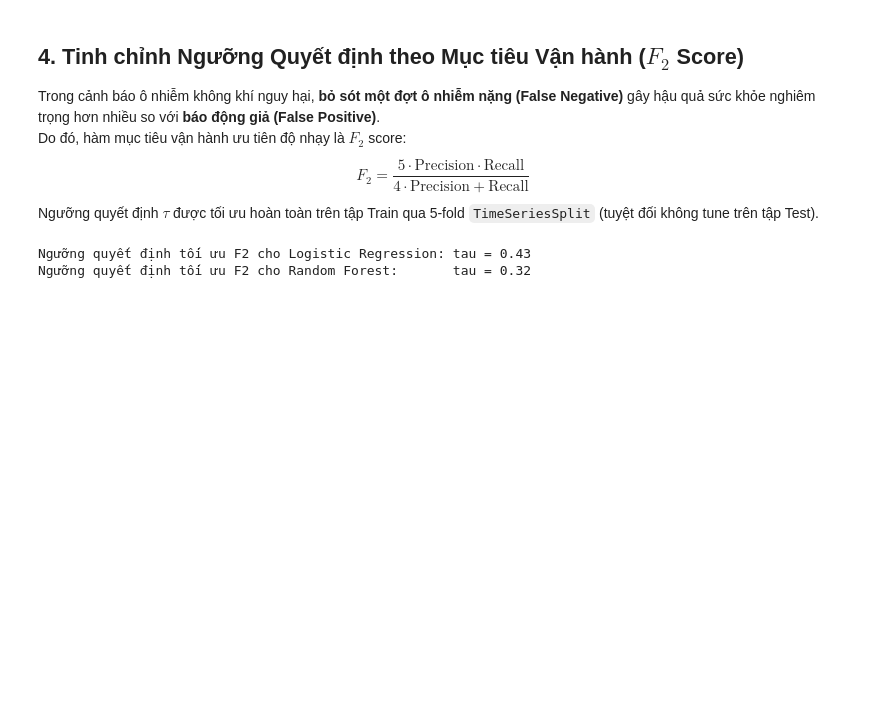
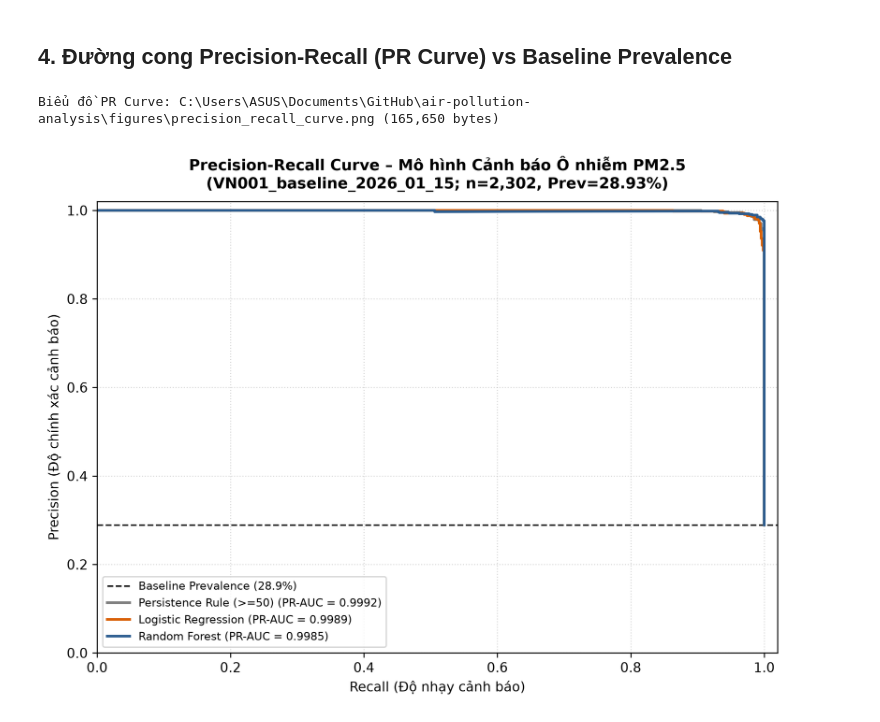
Before and after one commit to doctor-cato/air-pollution-analysis, a Jupyter notebook: notebooks/07_classification_alerts.ipynb, the cells around one changed output. Saved outputs shown, nothing was run; the diff lists cells and outputs as text; code cells hidden in the pictures; blank space fills up the shorter version.

```diff
--- a/notebooks/07_classification_alerts.ipynb
+++ b/notebooks/07_classification_alerts.ipynb
@@ -172,21 +164,10 @@ print("Đã hoàn thành huấn luyện 3 mô hình trên tập Train.")
 # %% [markdown]
-## 4. Tinh chỉnh Ngưỡng Quyết định theo Mục tiêu Vận hành ($F_2$ Score)
-
-Trong cảnh báo ô nhiễm không khí nguy hại, **bỏ sót một đợt ô nhiễm nặng (False Negative)** gây hậu quả sức khỏe nghiêm trọng hơn nhiều so với **báo động giả (False Positive)**.<br>
-Do đó, hàm mục tiêu vận hành ưu tiên độ nhạy là $F_2$ score:
-$$ F_2 = \frac{5 \cdot \text{Precision} \cdot \text{Recall}}{4 \cdot \text{Precision} + \text{Recall}} $$
-Ngưỡng quyết định $\tau$ được tối ưu hoàn toàn trên tập Train qua 5-fold `TimeSeriesSplit` (tuyệt đối không tune trên tập Test).
+## 4. Đường cong Precision-Recall (PR Curve) vs Baseline Prevalence
 # %%
-tau_logreg = tune_classification_threshold(logreg, X_train, y_train, metric="f2")
-tau_rf = tune_classification_threshold(rf, X_train, y_train, metric="f2")
-
-# Đảm bảo các mô hình đã được huấn luyện trọn vẹn trên toàn bộ Train trước khi test
-logreg.fit(X_train, y_train)
-rf.fit(X_train, y_train)
-
-print(f"Ngưỡng quyết định tối ưu F2 cho Logistic Regression: tau = {tau_logreg:.2f}")
-print(f"Ngưỡng quyết định tối ưu F2 cho Random Forest:       tau = {tau_rf:.2f}")
+pr_path = FIGURES_DIR / "precision_recall_curve.png"
+print(f"Biểu đồ PR Curve: {pr_path.resolve()} ({pr_path.stat().st_size:,} bytes)")
+display(Image(filename=str(pr_path)))
 # %% [output]
-Ngưỡng quyết định tối ưu F2 cho Logistic Regression: tau = 0.43
-Ngưỡng quyết định tối ưu F2 cho Random Forest:       tau = 0.32
+Biểu đồ PR Curve: C:\Users\ASUS\Documents\GitHub\air-pollution-analysis\figures\precision_recall_curve.png (165,650 bytes)
+[figure, added]
 # %% [markdown]
```
Also changed, not shown: parts of 18 cells of this notebook, 20 other files.
